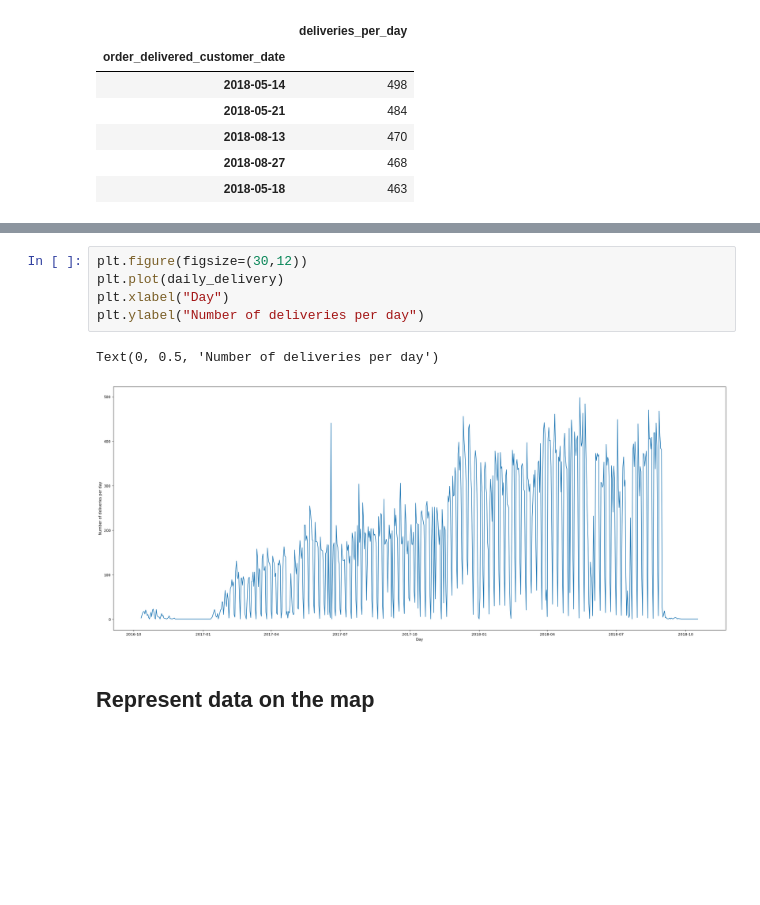
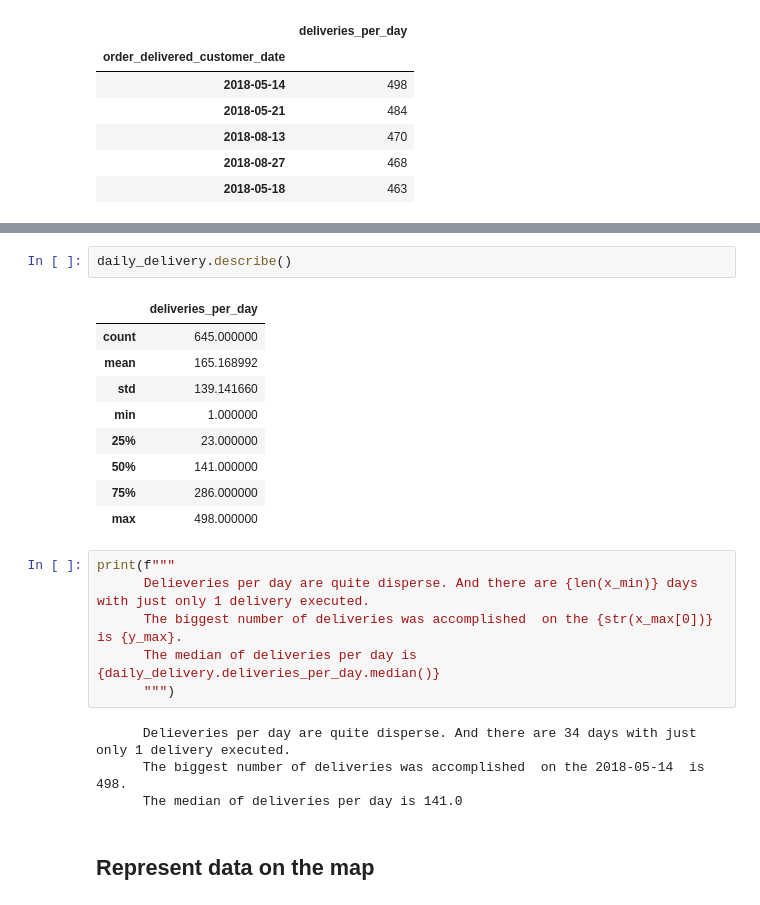
Before and after one commit to Ksyu22/olist_ecommerce, a Jupyter notebook: olist_ecommerce/notebooks/eda_delivery_prediction.ipynb, the cells around one changed output, grey strips where cells are left out. Drawn from its saved outputs; the diff is of its cells as text; blank space fills up the shorter version.

```diff
--- a/olist_ecommerce/notebooks/eda_delivery_prediction.ipynb
+++ b/olist_ecommerce/notebooks/eda_delivery_prediction.ipynb
@@ -764,11 +785,25 @@ plt.show()
-# %%
-plt.figure(figsize=(30,12))
-plt.plot(daily_delivery)
-plt.xlabel("Day")
-plt.ylabel("Number of deliveries per day")
-# %% [output]
-Text(0, 0.5, 'Number of deliveries per day')
-[figure, removed]
+# %%
+daily_delivery.describe()
+# %% [output]
+|  | deliveries_per_day |
+| count | 645.000000 |
+| mean | 165.168992 |
+| std | 139.141660 |
+| min | 1.000000 |
+| 25% | 23.000000 |
+| 50% | 141.000000 |
+| 75% | 286.000000 |
+| max | 498.000000 |
+# %%
+print(f"""
+      Delieveries per day are quite disperse. And there are {len(x_min)} days with just only 1 delivery executed.
+      The biggest number of deliveries was accomplished  on the {str(x_max[0])}  is {y_max}.
+      The median of deliveries per day is {daily_delivery.deliveries_per_day.median()}
+      """)
+# %% [output]
+      Delieveries per day are quite disperse. And there are 34 days with just only 1 delivery executed.
+      The biggest number of deliveries was accomplished  on the 2018-05-14  is 498.
+      The median of deliveries per day is 141.0
 # %% [markdown]
 ## Represent data on the map
 # %%
```
Also changed, not shown: parts of 12 cells of this notebook.
